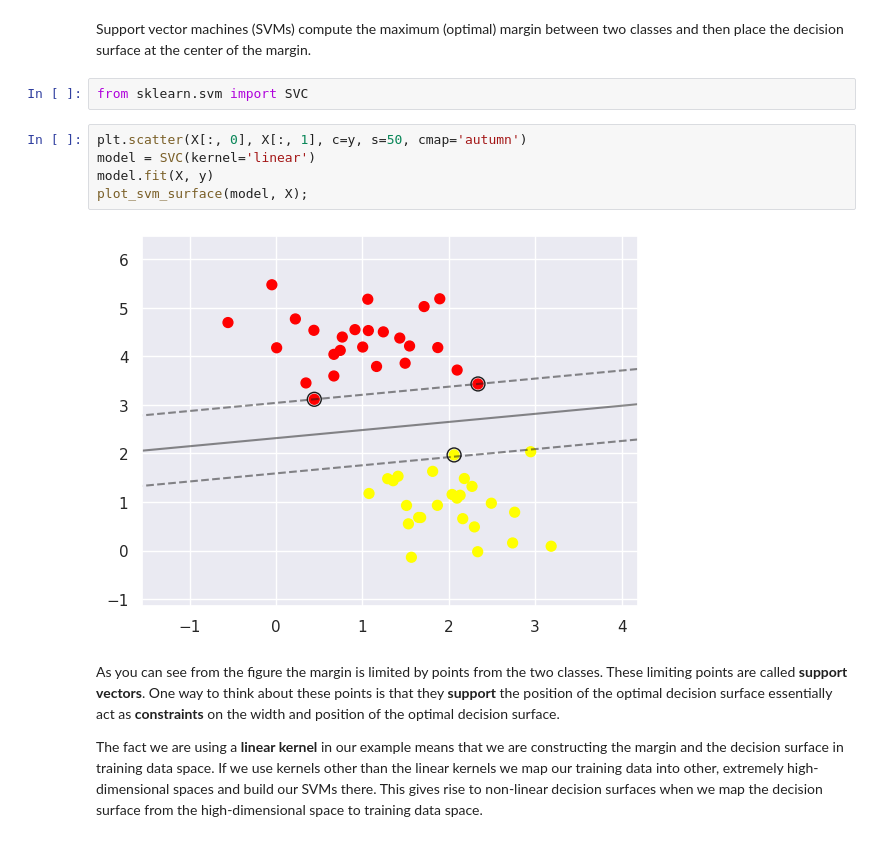
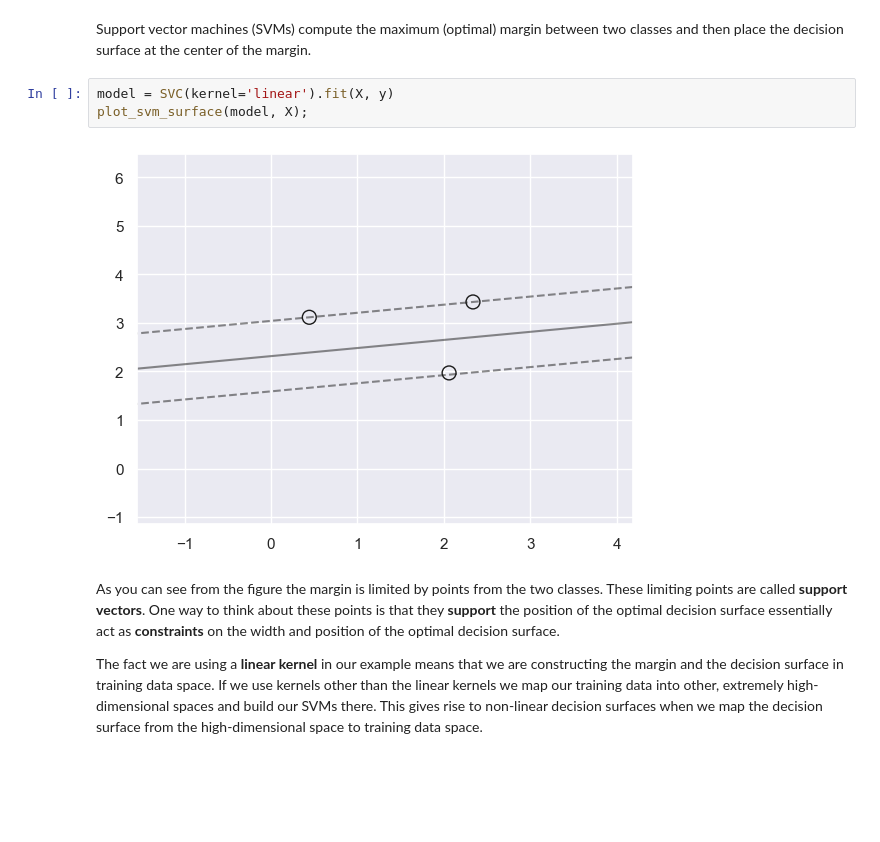
Before and after one commit to lutzhamel/CSC310, a Jupyter notebook: notes/23b-large-margin.ipynb, the cells around one changed output. Drawn from its saved outputs; the diff is of its cells as text; blank space fills up the shorter version.

```diff
--- a/notes/23b-large-margin.ipynb
+++ b/notes/23b-large-margin.ipynb
@@ -124,15 +157,11 @@ Notice that the decision surface with the widest margin has the an equal likelih
 # Support Vector Machines
 # %% [markdown]
 Support vector machines (SVMs) compute the maximum (optimal) margin between two classes and then place the decision surface at the center of the margin.
-# %%
-from sklearn.svm import SVC
 # %%
-plt.scatter(X[:, 0], X[:, 1], c=y, s=50, cmap='autumn')
-model = SVC(kernel='linear')
-model.fit(X, y)
+model = SVC(kernel='linear').fit(X, y)
 plot_svm_surface(model, X);
 # %% [output]
-[figure, old version]
+[figure, new version]
 # %% [markdown]
 As you can see from the figure the margin is limited by points from the two classes.  These limiting points are called **support vectors**.  One way to think about these points is that they **support** the position of the optimal decision surface essentially act as **constraints** on the width and position of the optimal decision surface.
 
```
Also changed, not shown: parts of 52 cells of this notebook, 3 other files.
